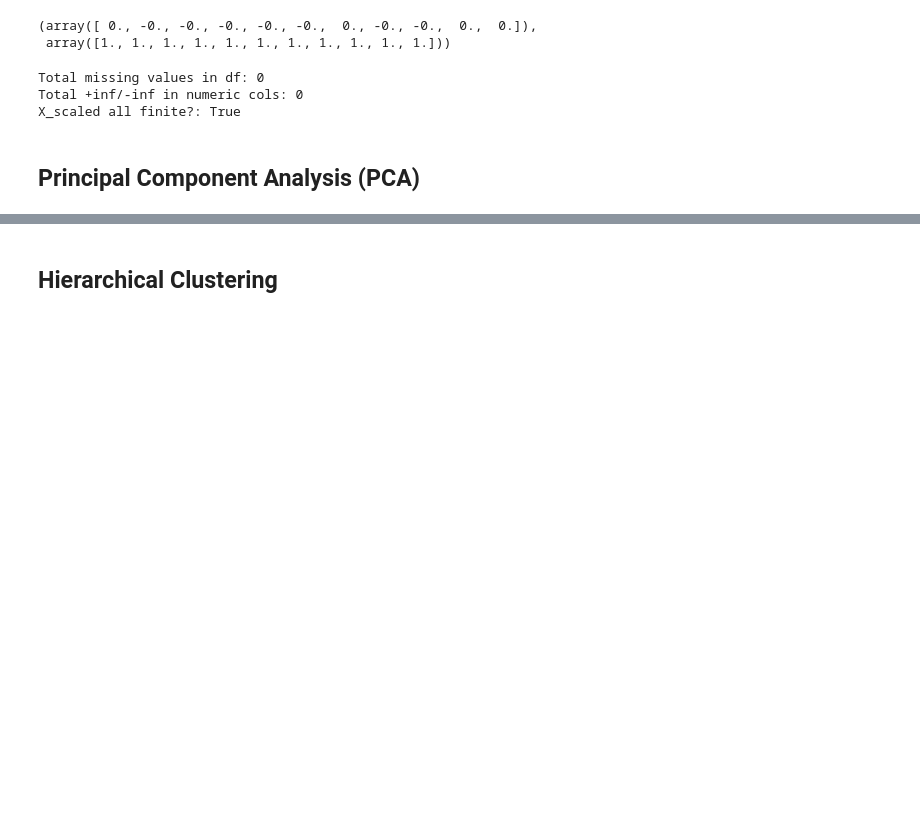
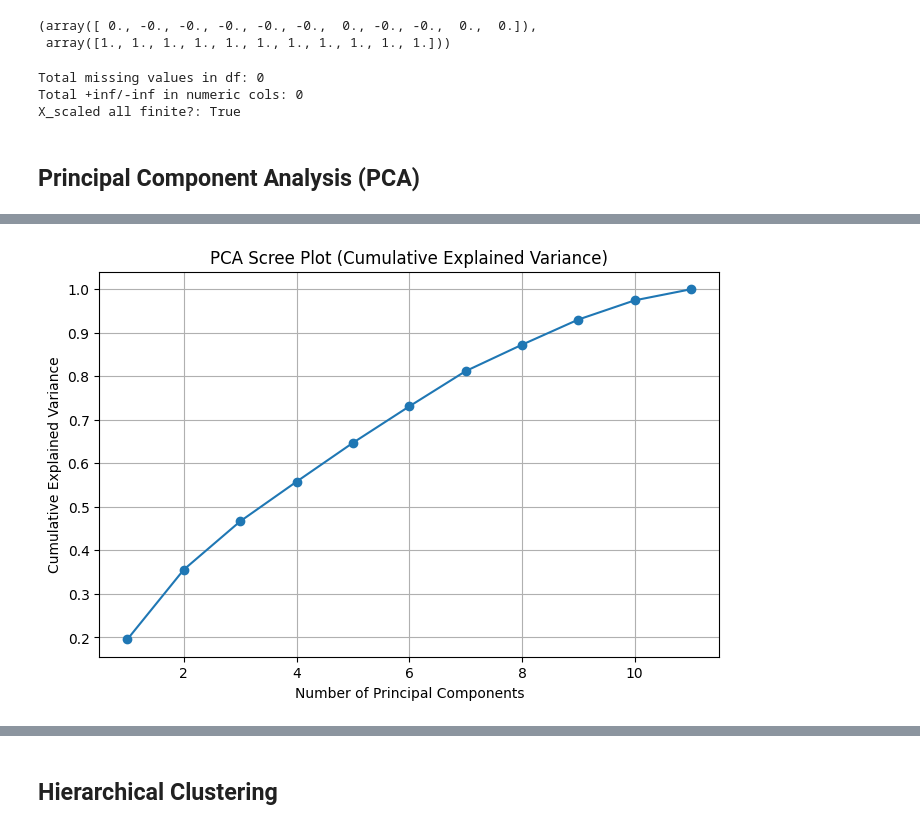
Before and after one commit to Tiana-Coker/customer-segmentation, a Jupyter notebook: notebooks/DMI_2526_Group_39_Notebook.ipynb, the cells around one changed output, grey strips where cells are left out. Saved outputs shown, nothing was run; the diff lists cells and outputs as text; code cells hidden in the pictures; blank space fills up the shorter version.

```diff
--- a/notebooks/DMI_2526_Group_39_Notebook.ipynb
+++ b/notebooks/DMI_2526_Group_39_Notebook.ipynb
@@ -328,20 +328,3 @@ Total +inf/-inf in numeric cols: 0
 X_scaled all finite?: True
 # %% [markdown]
 ## Principal Component Analysis (PCA)
-# %%
-from sklearn.decomposition import PCA
-
-pca = PCA()
-
-pca.fit(X_scaled)
-
-explained_variance = pca.explained_variance_ratio_
-
-cumulative_variance = np.cumsum(explained_variance)
-
-for i in range(10):
-     print(
-       f"PC{i+1}: "
-       f"Explained = {explained_variance[i]:.4f}, "
-       f"Cumulative = {cumulative_variance[i]:.4f}"
-     )
@@ -378,0 +331,15 @@ plt.show()
+# %%
+from sklearn.decomposition import PCA
+
+# Fit PCA on the scaled data
+pca = PCA(random_state=42)
+X_pca = pca.fit_transform(X_scaled)
+
+# Explained variance table
+explained = pd.DataFrame({
+    "PC": [f"PC{i}" for i in range(1, len(pca.explained_variance_ratio_) + 1)],
+    "Explained_Variance_Ratio": pca.explained_variance_ratio_,
+    "Cumulative": np.cumsum(pca.explained_variance_ratio_)
+})
+
+explained
@@ -378,0 +359,14 @@ plt.show()
+# %%
+
+
+plt.figure(figsize=(8,5))
+plt.plot(range(1, len(pca.explained_variance_ratio_) + 1),
+         np.cumsum(pca.explained_variance_ratio_),
+         marker="o")
+plt.xlabel("Number of Principal Components")
+plt.ylabel("Cumulative Explained Variance")
+plt.title("PCA Scree Plot (Cumulative Explained Variance)")
+plt.grid(True)
+plt.show()
+# %% [output]
+[figure, added]
```
Also changed, not shown: parts of 5 cells of this notebook.
